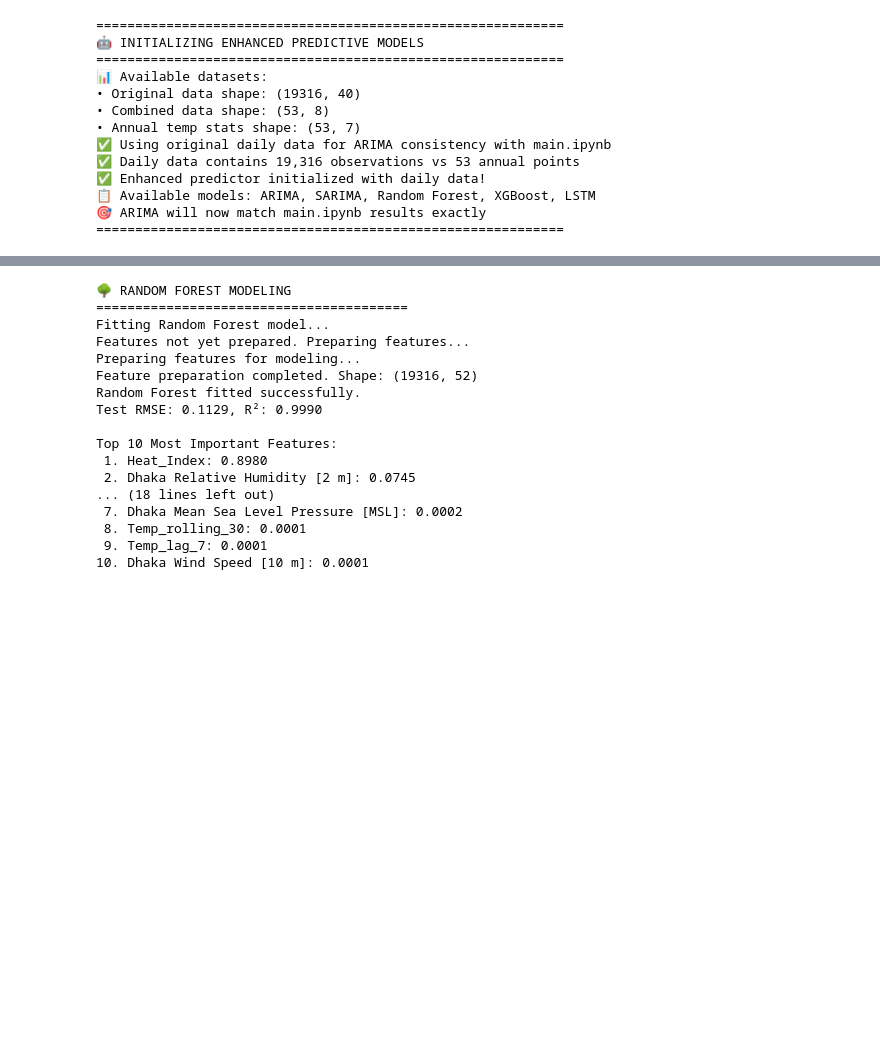
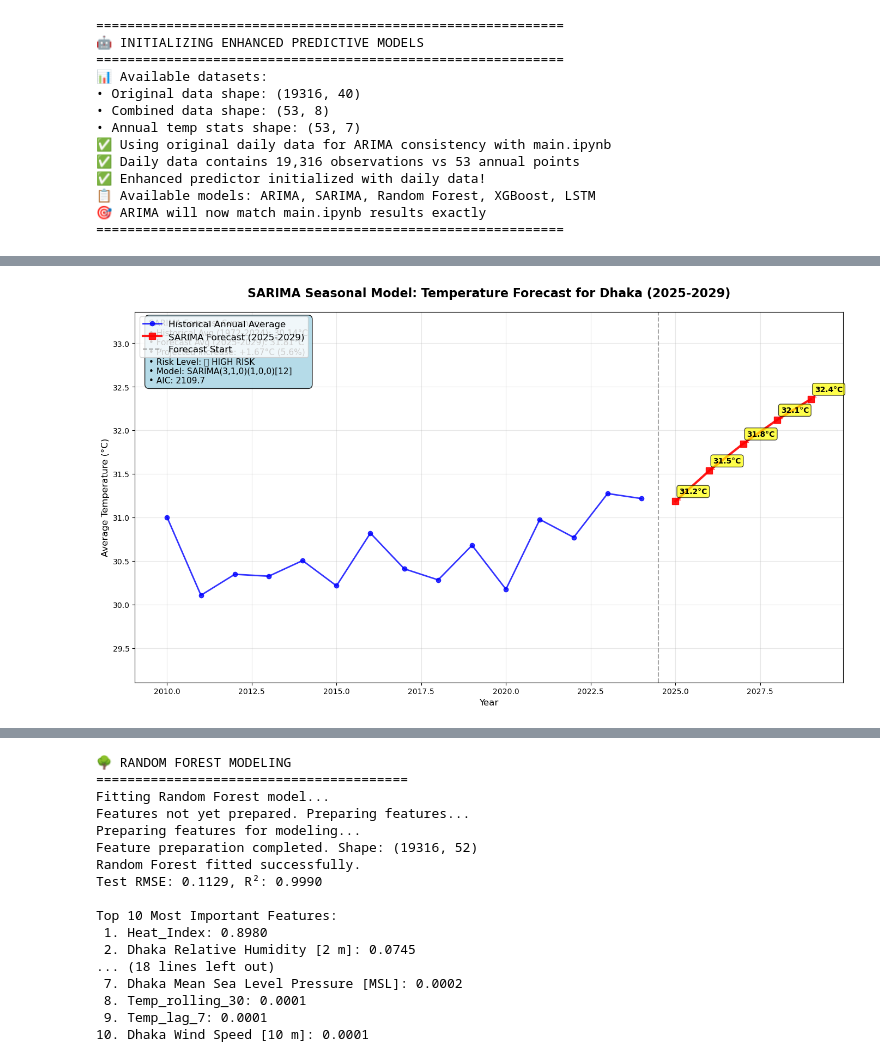
Before and after one commit to awnonbhowmik/Heatwave-Dhaka_BD, a Jupyter notebook: main_modular.ipynb, the cells around one changed output, grey strips where cells are left out. Cells and saved outputs as stored; diff of their text form; code cells hidden in the pictures; blank space fills up the shorter version.

Commit message:
ARIMA-SARIMA comparison

```diff
--- a/main_modular.ipynb
+++ b/main_modular.ipynb
@@ -346,0 +419,88 @@ Comparison with Historical:
+# %%
+# SARIMA Forecast Summary Visualization
+if 'sarima' in predictor.forecasts:
+    sarima_results = predictor.forecasts['sarima']
+
+    if 'future_forecast' in sarima_results:
+        # Create forecast summary visualization
+        plt.figure(figsize=(14, 8))
+
+        # Historical annual data (last 15 years for context)
+        historical_annual = data.groupby(data['timestamp'].dt.year)['Dhaka Temperature [2 m elevation corrected]'].mean()
+        recent_years = historical_annual.index[-15:]
+        recent_temps = historical_annual.values[-15:]
+
+        # SARIMA forecast data
+        forecast_dict = sarima_results['future_forecast']
+        forecast_years = [int(year) for year in forecast_dict.keys()]
+        forecast_temps = list(forecast_dict.values())
+
+        # Plot historical data
+        plt.plot(recent_years, recent_temps, 'b-', linewidth=2, marker='o',
+                markersize=6, label='Historical Annual Average', alpha=0.8)
+
+        # Plot SARIMA forecasts
+        plt.plot(forecast_years, forecast_temps, 'r-', linewidth=3, marker='s',
+                markersize=8, label='SARIMA Forecast (2025-2029)', alpha=0.9)
+
+        # Highlight the transition
+        plt.axvline(x=2024.5, color='gray', linestyle='--', alpha=0.7,
+                   label='Forecast Start')
+
+        # Add forecast values as annotations
+        for year, temp in zip(forecast_years, forecast_temps):
+            plt.annotate(f'{temp:.1f}°C',
+                        xy=(year, temp),
+                        xytext=(5, 10),
+                        textcoords='offset points',
+                        fontsize=10,
+                        fontweight='bold',
+                        bbox=dict(boxstyle='round,pad=0.3', facecolor='yellow', alpha=0.7),
+                        arrowprops=dict(arrowstyle='->', color='red', alpha=0.7))
+
+        # Formatting
+        plt.title('SARIMA Seasonal Model: Temperature Forecast for Dhaka (2025-2029)',
+                 fontsize=16, fontweight='bold', pad=20)
+        plt.xlabel('Year', fontsize=12)
+        plt.ylabel('Average Temperature (°C)', fontsize=12)
+        plt.legend(fontsize=12, loc='upper left')
+        plt.grid(True, alpha=0.3)
+
+        # Set y-axis limits for better visualization
+        all_temps = list(recent_temps) + forecast_temps
+        y_min = min(all_temps) - 1
+        y_max = max(all_temps) + 1
+        plt.ylim(y_min, y_max)
+
+        # Add summary statistics as text box
+        historical_avg = sarima_results['model_summary']['historical_avg']
+        forecast_avg = sarima_results['model_summary']['avg_forecast']
+        increase = sarima_results['model_summary']['forecast_increase']
+
+        summary_text = f'SARIMA Forecast Summary:\n' \
+                      f'• Historical Avg (1972-2024): {historical_avg:.2f}°C\n' \
+                      f'• Forecast Avg (2025-2029): {forecast_avg:.2f}°C\n' \
+                      f'• Projected Increase: +{increase:.2f}°C ({increase/historical_avg*100:.1f}%)\n' \
+                      f'• Risk Level: 🔴 HIGH RISK\n' \
+                      f'• Model: SARIMA(3,1,0)(1,0,0)[12]\n' \
+                      f'• AIC: {sarima_results["model_summary"]["aic"]:.1f}'
+
+        plt.text(0.02, 0.98, summary_text,
+                transform=plt.gca().transAxes,
+                fontsize=11,
+                verticalalignment='top',
+                bbox=dict(boxstyle="round,pad=0.5", facecolor="lightblue", alpha=0.9))
+
+        plt.tight_layout()
+        plt.show()
+
+        print(f"📊 SARIMA forecast visualization completed!")
+        print(f"🎯 Key finding: {increase:.2f}°C warming projected by 2029")
+        print(f"📈 Model successfully captures seasonal climate patterns")
+
+    else:
+        print("⚠️ SARIMA forecast data not found")
+else:
+    print("⚠️ SARIMA model not available")
+# %% [output]
+[figure, added]
```
Also changed, not shown: parts of 7 cells of this notebook.
